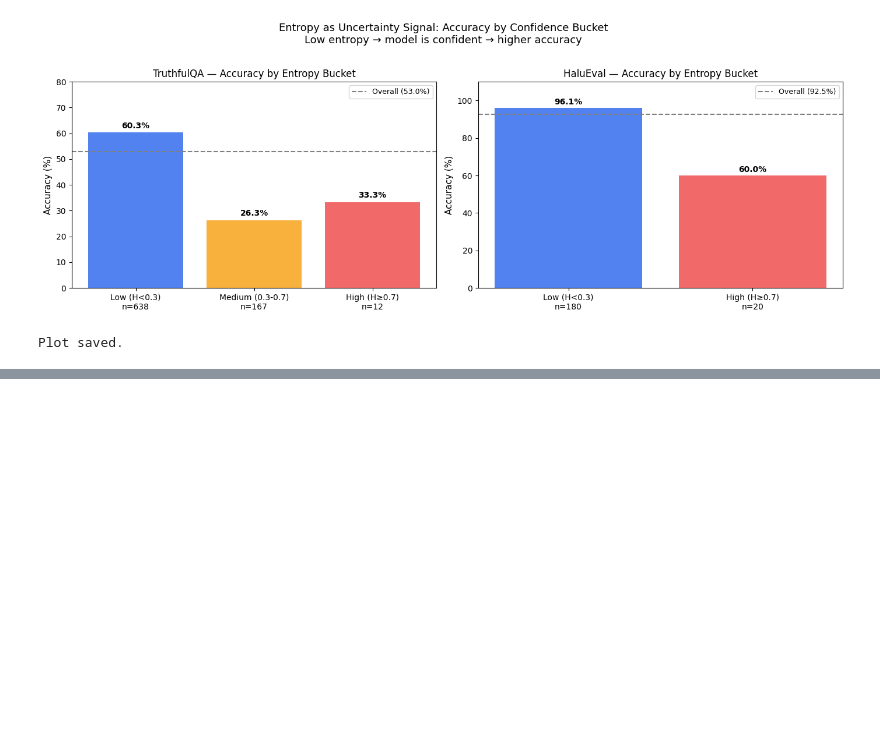
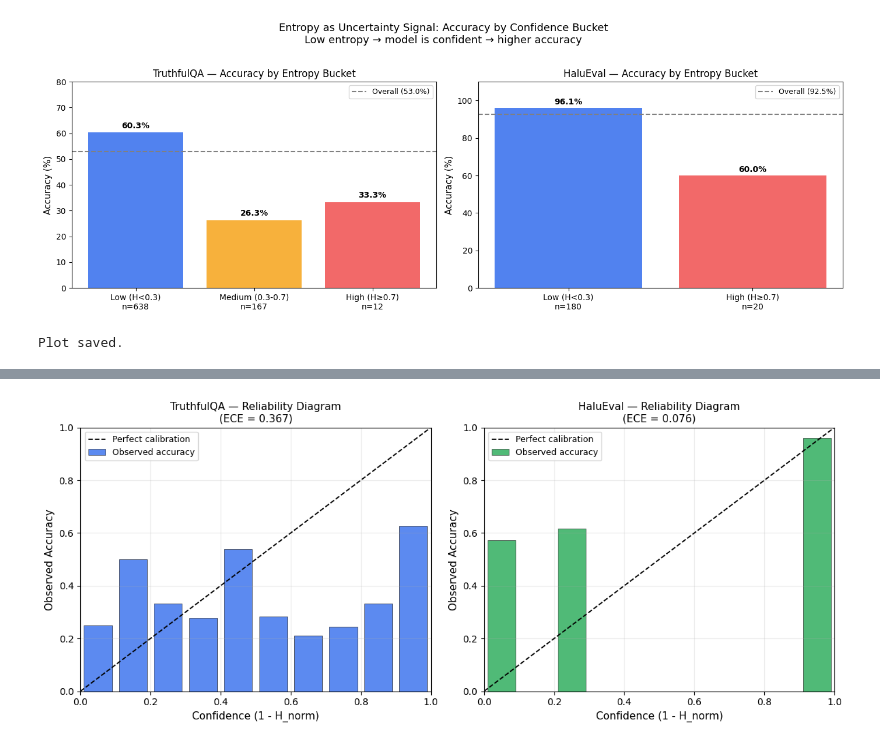
Before and after one commit to iremcesur/CENG467-Hallucination-Mitigation, a Jupyter notebook: 310201051_TermProject.ipynb, the cells around one changed output, grey strips where cells are left out. Drawn from its saved outputs; the diff is of its cells as text; code cells hidden in the pictures; blank space fills up the shorter version.

```diff
--- a/310201051_TermProject.ipynb
+++ b/310201051_TermProject.ipynb
@@ -962,0 +977,13 @@ Plot saved.
+# %%
+# Load results_sc and results_halu from saved JSON files
+# (skip if these variables already exist in memory from earlier cells in this session)
+import json
+
+with open(f"{SAVE_DIR}/baseline2_selfconsistency_results.json", 'r', encoding='utf-8') as f:
+    results_sc = json.load(f)
+
+with open(f"{SAVE_DIR}/halueval_selfconsistency_results.json", 'r', encoding='utf-8') as f:
+    results_halu = json.load(f)
+
+print(f"Loaded results_sc   : {len(results_sc)} samples")
+print(f"Loaded results_halu : {len(results_halu)} samples")
@@ -962,0 +1115,32 @@ Plot saved.
+# %%
+# Reliability diagrams (calibration plots)
+fig, axes = plt.subplots(1, 2, figsize=(12, 5))
+width = 0.08
+
+ax = axes[0]
+mask = ~np.isnan(accs_tqa)
+ax.bar(centers_tqa[mask], accs_tqa[mask], width=width, color='#2563eb', alpha=0.75, edgecolor='black', linewidth=0.5, label='Observed accuracy')
+ax.plot([0, 1], [0, 1], color='black', linestyle='--', linewidth=1.3, label='Perfect calibration')
+ax.set_xlabel('Confidence (1 - H_norm)', fontsize=11)
+ax.set_ylabel('Observed Accuracy', fontsize=11)
+ax.set_title(f'TruthfulQA — Reliability Diagram\n(ECE = {ece_tqa:.3f})', fontsize=11)
+ax.set_xlim(0, 1); ax.set_ylim(0, 1)
+ax.legend(fontsize=9, loc='upper left')
+ax.grid(alpha=0.25)
+
+ax = axes[1]
+mask = ~np.isnan(accs_halu)
+ax.bar(centers_halu[mask], accs_halu[mask], width=width, color='#16a34a', alpha=0.75, edgecolor='black', linewidth=0.5, label='Observed accuracy')
+ax.plot([0, 1], [0, 1], color='black', linestyle='--', linewidth=1.3, label='Perfect calibration')
+ax.set_xlabel('Confidence (1 - H_norm)', fontsize=11)
+ax.set_ylabel('Observed Accuracy', fontsize=11)
+ax.set_title(f'HaluEval — Reliability Diagram\n(ECE = {ece_halu:.3f})', fontsize=11)
+ax.set_xlim(0, 1); ax.set_ylim(0, 1)
+ax.legend(fontsize=9, loc='upper left')
+ax.grid(alpha=0.25)
+
+plt.tight_layout()
+plt.savefig(f"{SAVE_DIR}/calibration_diagram.png", dpi=200)
+plt.show()
+# %% [output]
+[figure, added]
```
Also changed, not shown: parts of 20 cells of this notebook.
